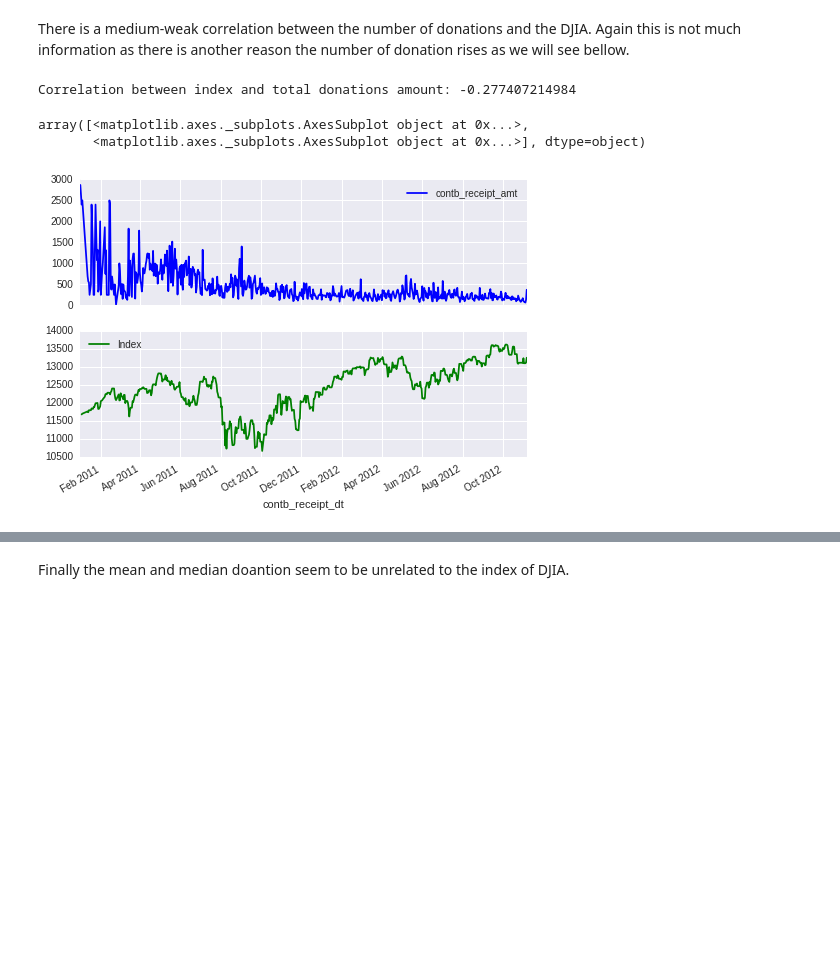
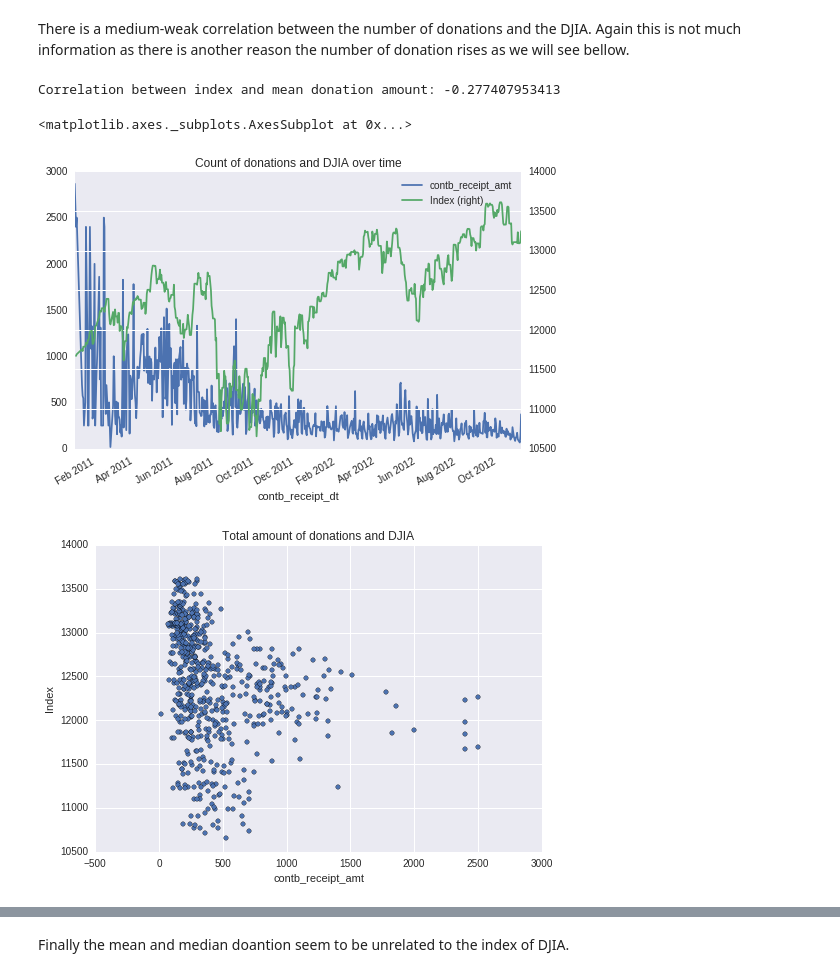
Before and after one commit to BabisK/M36101P-Assignent1, a Jupyter notebook: M36101P-Assignment1.ipynb, the cells around one changed output, grey strips where cells are left out. Saved outputs shown, nothing was run; the diff lists cells and outputs as text; code cells hidden in the pictures; blank space fills up the shorter version.

```diff
--- a/M36101P-Assignment1.ipynb
+++ b/M36101P-Assignment1.ipynb
@@ -37,7 +38,7 @@ def parse_datetime(dt_array, cache=None):
             date_time[i] = cache[d_str]
         except KeyError:
             day, month, year = [str(item) for item in d_str[:12].split('-')]
-            date_time[i] = pandas.to_datetime(int(year)*10000 + months[month]*100 + int(day), format='%y%m%d')
+            date_time[i] = pandas.to_datetime(str(int(year)*10000 + months[month]*100 + int(day)).zfill(6), format='%y%m%d')
             cache[d_str] = date_time[i]
     return pandas.to_datetime(date_time,infer_datetime_format=True)
 
@@ -266,15 +356,16 @@ There is a medium-weak correlation between the number of donations and the DJIA.
 # %%
 mean_donations_per_day_djia = pandas.merge(left = donations[donations.contb_receipt_dt <= '2012-11-6'].groupby('contb_receipt_dt').mean(), right = djia,
                                             left_index = True, right_index = True, how = 'left')
 print('Correlation between index and mean donation amount: '
       + str(mean_donations_per_day_djia['contb_receipt_amt'].corr(mean_donations_per_day_djia['Index'])))
 
-mean_donations_per_day_djia.plot(subplots = True)
+mean_donations_per_day_djia.plot(title = 'Count of donations and DJIA over time', secondary_y='Index')
+mean_donations_per_day_djia.plot(kind = 'scatter', x = 'contb_receipt_amt', y='Index', title = 'Total amount of donations and DJIA')
 # %% [output]
-Correlation between index and total donations amount: -0.277407214984
+Correlation between index and mean donation amount: -0.277407953413
-array([<matplotlib.axes._subplots.AxesSubplot object at 0x...>,
-       <matplotlib.axes._subplots.AxesSubplot object at 0x...>], dtype=object)
+<matplotlib.axes._subplots.AxesSubplot at 0x...>
-[figure, old version]
+[figure, new version]
+[figure, added]
 # %%
 mean_donations_per_day_djia = pandas.merge(left = donations[donations.contb_receipt_dt <= '2012-11-6'].groupby('contb_receipt_dt').median(), right = djia,
                                             left_index = True, right_index = True, how = 'left')
```
Also changed, not shown: parts of 58 cells of this notebook.
